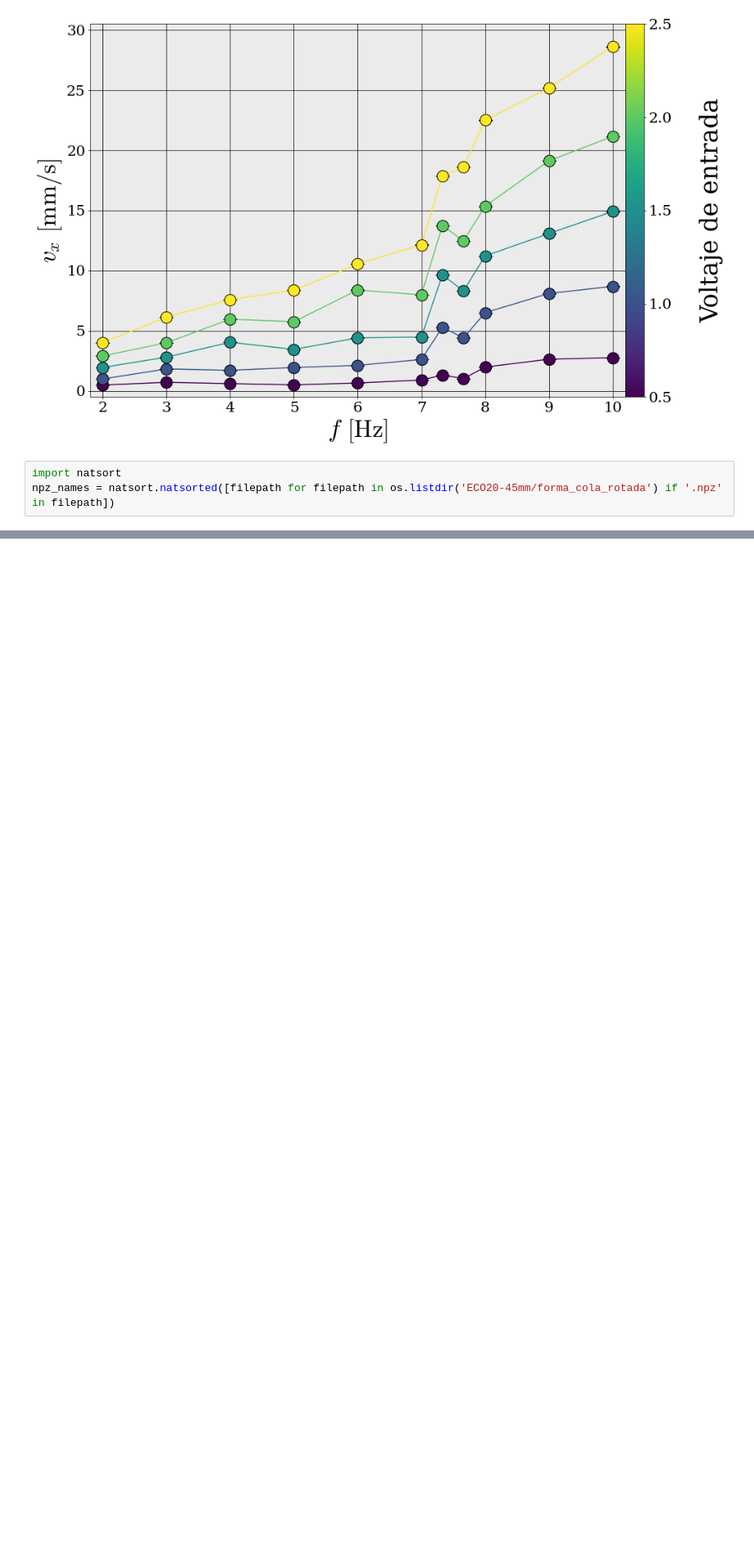
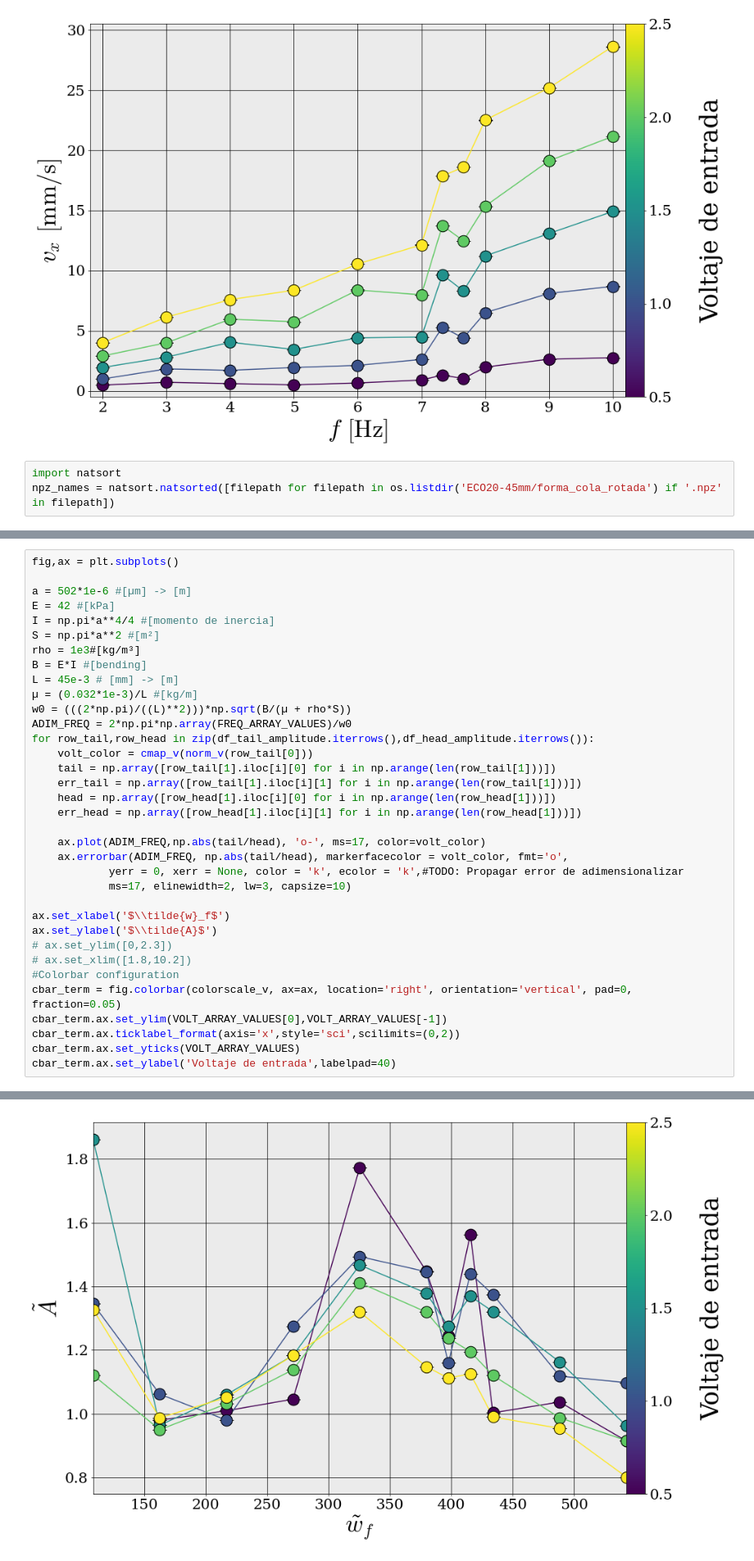
Before and after one commit to gardianc/Nado-ondulatorio, a Jupyter notebook: mas_graficos.ipynb, the cells around one changed output, grey strips where cells are left out. Shown at 82% size. Saved outputs shown, nothing was run; the diff lists cells and outputs as text; blank space fills up the shorter version.

```diff
--- a/mas_graficos.ipynb
+++ b/mas_graficos.ipynb
@@ -218,0 +343,36 @@ npz_names = natsort.natsorted([filepath for filepath in os.listdir('ECO20-45mm/f
+# %%
+fig,ax = plt.subplots()
+
+a = 502*1e-6 #[µm] -> [m]
+E = 42 #[kPa]
+I = np.pi*a**4/4 #[momento de inercia]
+S = np.pi*a**2 #[m²]
+rho = 1e3#[kg/m³]
+B = E*I #[bending]
+L = 45e-3 # [mm] -> [m]
+µ = (0.032*1e-3)/L #[kg/m]
+w0 = (((2*np.pi)/((L)**2)))*np.sqrt(B/(µ + rho*S))
+ADIM_FREQ = 2*np.pi*np.array(FREQ_ARRAY_VALUES)/w0
+for row_tail,row_head in zip(df_tail_amplitude.iterrows(),df_head_amplitude.iterrows()):
+    volt_color = cmap_v(norm_v(row_tail[0]))
+    tail = np.array([row_tail[1].iloc[i][0] for i in np.arange(len(row_tail[1]))])
+    err_tail = np.array([row_tail[1].iloc[i][1] for i in np.arange(len(row_tail[1]))])
+    head = np.array([row_head[1].iloc[i][0] for i in np.arange(len(row_head[1]))])
+    err_head = np.array([row_head[1].iloc[i][1] for i in np.arange(len(row_head[1]))])
+
+    ax.plot(ADIM_FREQ,np.abs(tail/head), 'o-', ms=17, color=volt_color)
+    ax.errorbar(ADIM_FREQ, np.abs(tail/head), markerfacecolor = volt_color, fmt='o',
+            yerr = 0, xerr = None, color = 'k', ecolor = 'k',#TODO: Propagar error de adimensionalizar
+            ms=17, elinewidth=2, lw=3, capsize=10)
+
+ax.set_xlabel('$\\tilde{w}_f$')
+ax.set_ylabel('$\\tilde{A}$')
+# ax.set_ylim([0,2.3])
+# ax.set_xlim([1.8,10.2])
+#Colorbar configuration
+cbar_term = fig.colorbar(colorscale_v, ax=ax, location='right', orientation='vertical', pad=0, fraction=0.05)
+cbar_term.ax.set_ylim(VOLT_ARRAY_VALUES[0],VOLT_ARRAY_VALUES[-1])
+cbar_term.ax.ticklabel_format(axis='x',style='sci',scilimits=(0,2))
+cbar_term.ax.set_yticks(VOLT_ARRAY_VALUES)
+cbar_term.ax.set_ylabel('Voltaje de entrada',labelpad=40)
+# %% [output]
@@ -219,3 +380,4 @@ npz_names = natsort.natsorted([filepath for filepath in os.listdir('ECO20-45mm/f
+[figure, added]
 # %%
 index_start = 0
 
```
Also changed, not shown: parts of 9 cells of this notebook, 18 other files.
